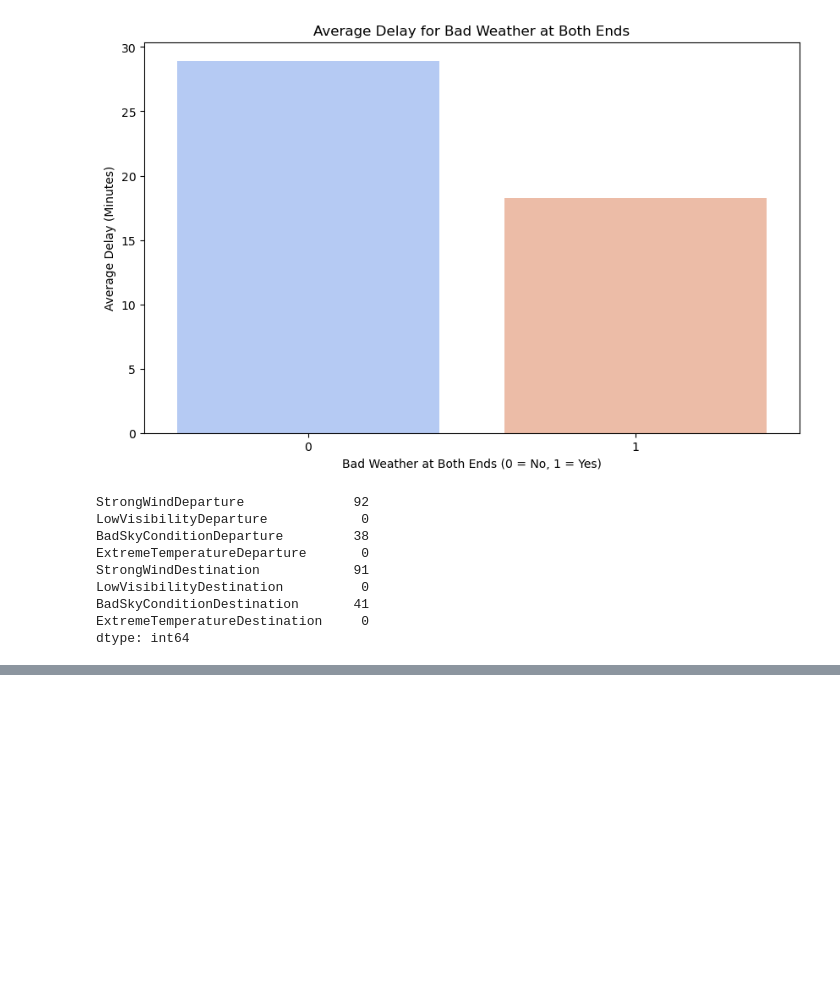
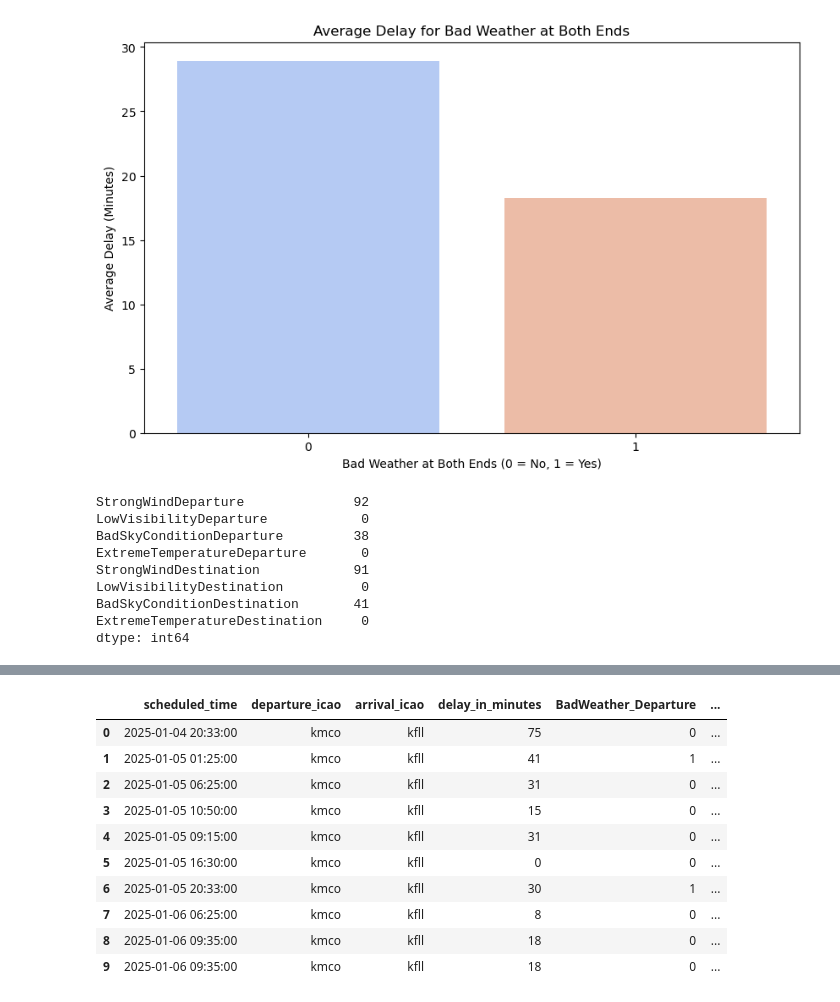
Before and after one commit to MartinLeNizon/FlightDelay, a Jupyter notebook: analysis/analysis.ipynb, the cells around one changed output, grey strips where cells are left out. Saved outputs shown, nothing was run; the diff lists cells and outputs as text; code cells hidden in the pictures; blank space fills up the shorter version.

```diff
--- a/analysis/analysis.ipynb
+++ b/analysis/analysis.ipynb
@@ -281,0 +352,18 @@ df.head()
+# %%
+# Create a DataFrame that shows delays and bad weather conditions at departure and destination
+delays_weather_df = df[['scheduled_time', 'departure_icao', 'arrival_icao', 'delay_in_minutes', 'BadWeatherDeparture', 'BadWeatherDestination']]
+
+# Rename columns for clarity
+delays_weather_df = delays_weather_df.rename(columns={
+    'BadWeatherDeparture': 'BadWeather_Departure',
+    'BadWeatherDestination': 'BadWeather_Destination'
+})
+
+# Display the table
+import pandas as pd
+pd.set_option('display.max_rows', None)  # Show all rows (adjust as needed)
+print(delays_weather_df)
+
+# Alternatively, display the table as a sample output
+delays_weather_df.head(10)
+# %% [output]
@@ -281,0 +387,11 @@ df.head()
+|  | scheduled_time | departure_icao | arrival_icao | delay_in_minutes | BadWeather_Departure | ... |
+| 0 | 2025-01-04 20:33:00 | kmco | kfll | 75 | 0 | ... |
+| 1 | 2025-01-05 01:25:00 | kmco | kfll | 41 | 1 | ... |
+| 2 | 2025-01-05 06:25:00 | kmco | kfll | 31 | 0 | ... |
+| 3 | 2025-01-05 10:50:00 | kmco | kfll | 15 | 0 | ... |
+| 4 | 2025-01-05 09:15:00 | kmco | kfll | 31 | 0 | ... |
+| 5 | 2025-01-05 16:30:00 | kmco | kfll | 0 | 0 | ... |
+| 6 | 2025-01-05 20:33:00 | kmco | kfll | 30 | 1 | ... |
+| 7 | 2025-01-06 06:25:00 | kmco | kfll | 8 | 0 | ... |
+| 8 | 2025-01-06 09:35:00 | kmco | kfll | 18 | 0 | ... |
+| 9 | 2025-01-06 09:35:00 | kmco | kfll | 18 | 0 | ... |
```
Also changed, not shown: parts of 7 cells of this notebook.
